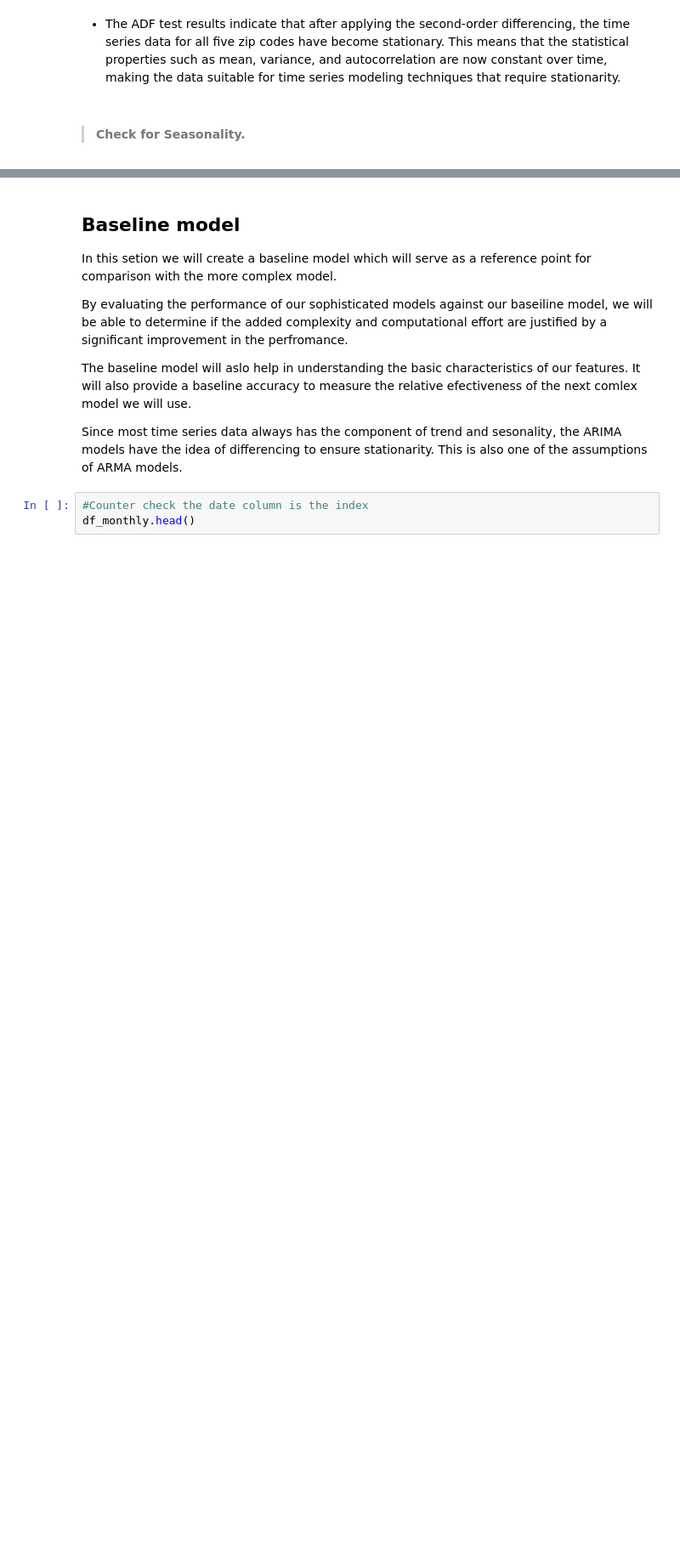
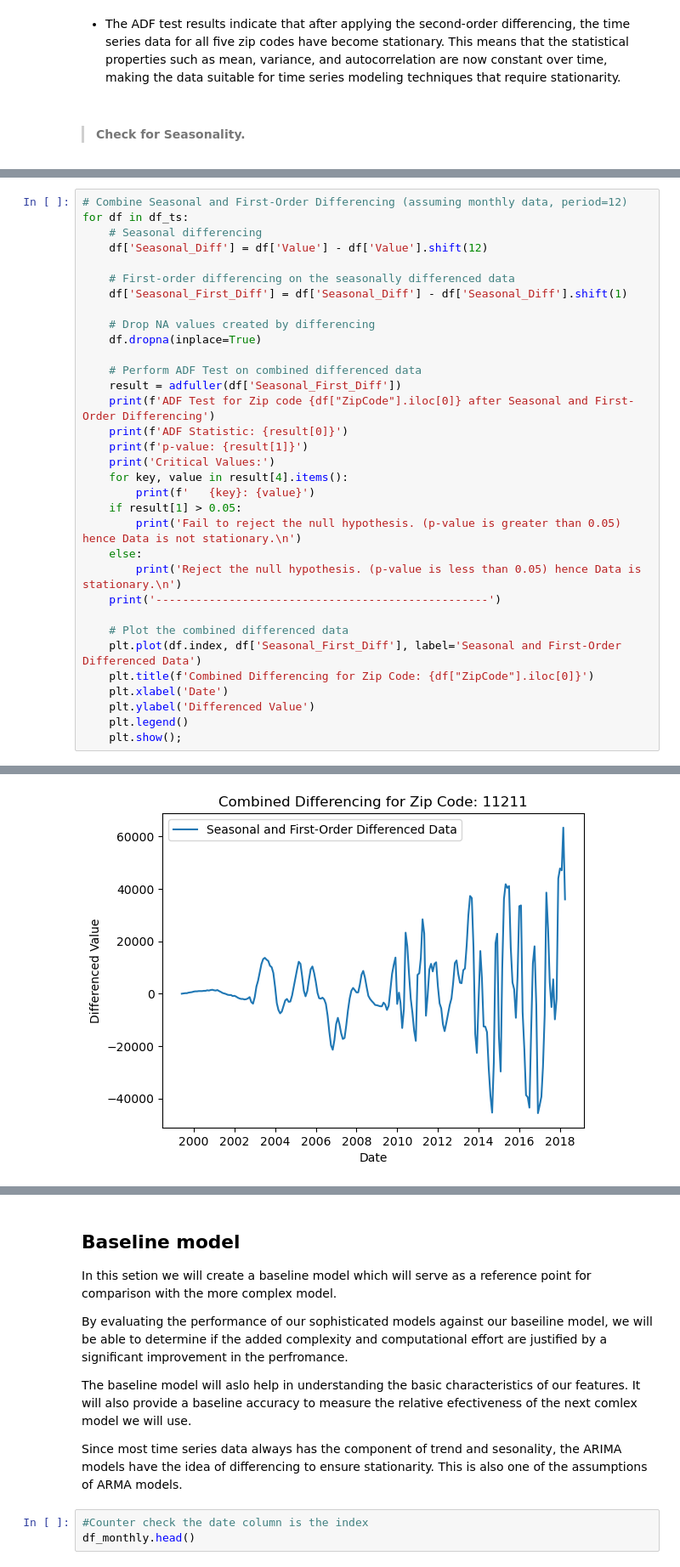
Before and after one commit to PaulMuniu/Phase-4-Group-Project, a Jupyter notebook: Student.ipynb, the cells around one changed output, grey strips where cells are left out. Shown at 85% size. Saved outputs shown, nothing was run; the diff lists cells and outputs as text; blank space fills up the shorter version.

Commit message:
Finish Data Prep for Modeling

```diff
--- a/Student.ipynb
+++ b/Student.ipynb
@@ -884,0 +907,34 @@ IndexError: invalid index to scalar variable.
+# %%
+# Combine Seasonal and First-Order Differencing (assuming monthly data, period=12)
+for df in df_ts:
+    # Seasonal differencing
+    df['Seasonal_Diff'] = df['Value'] - df['Value'].shift(12)
+
+    # First-order differencing on the seasonally differenced data
+    df['Seasonal_First_Diff'] = df['Seasonal_Diff'] - df['Seasonal_Diff'].shift(1)
+
+    # Drop NA values created by differencing
+    df.dropna(inplace=True)
+
+    # Perform ADF Test on combined differenced data
+    result = adfuller(df['Seasonal_First_Diff'])
+    print(f'ADF Test for Zip code {df["ZipCode"].iloc[0]} after Seasonal and First-Order Differencing')
+    print(f'ADF Statistic: {result[0]}')
+    print(f'p-value: {result[1]}')
+    print('Critical Values:')
+    for key, value in result[4].items():
+        print(f'   {key}: {value}')
+    if result[1] > 0.05:
+        print('Fail to reject the null hypothesis. (p-value is greater than 0.05) hence Data is not stationary.\n')
+    else:
+        print('Reject the null hypothesis. (p-value is less than 0.05) hence Data is stationary.\n')
+    print('--------------------------------------------------')
+
+    # Plot the combined differenced data
+    plt.plot(df.index, df['Seasonal_First_Diff'], label='Seasonal and First-Order Differenced Data')
+    plt.title(f'Combined Differencing for Zip Code: {df["ZipCode"].iloc[0]}')
+    plt.xlabel('Date')
+    plt.ylabel('Differenced Value')
+    plt.legend()
+    plt.show();
+# %% [output]
@@ -884,0 +951 @@ IndexError: invalid index to scalar variable.
+[figure, added]
```
Also changed, not shown: parts of 6 cells of this notebook.
